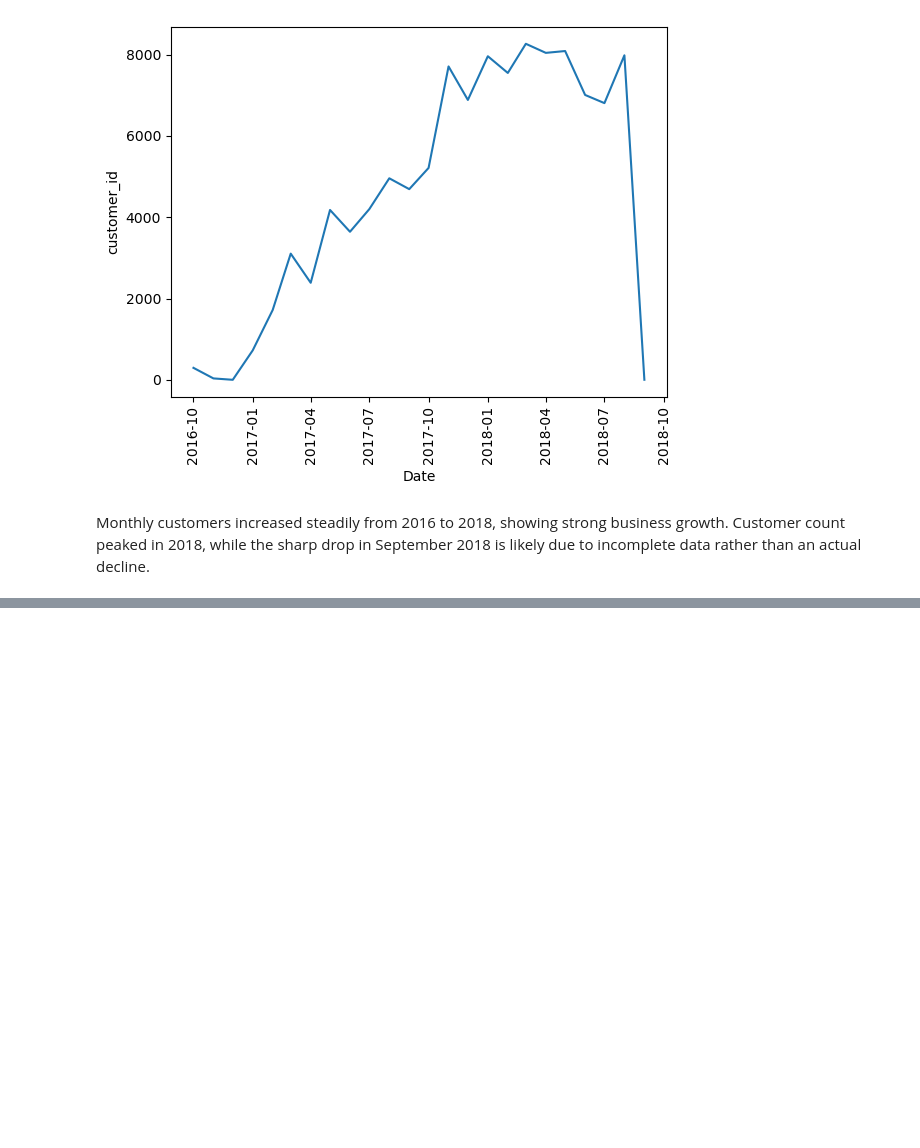
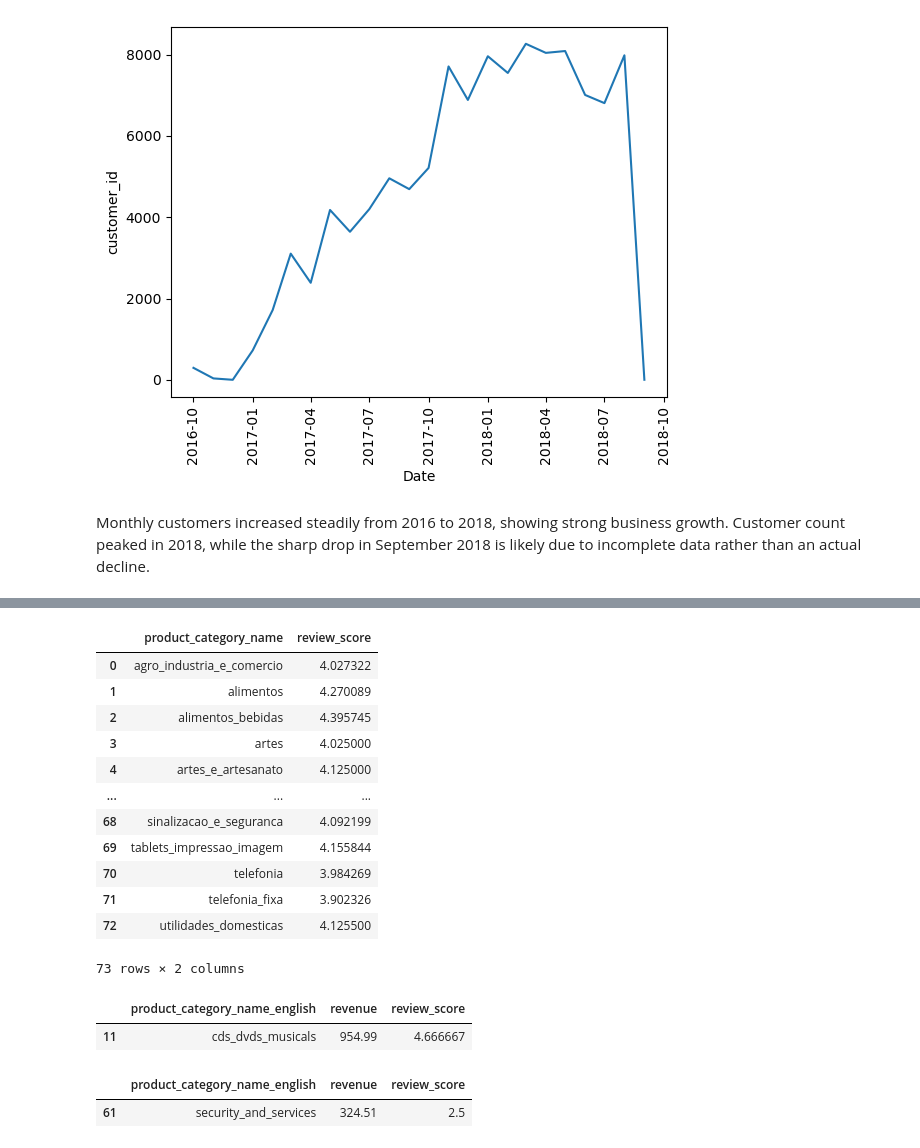
Before and after one commit to Vinaychauhan06/E-Commerce-Analytics-Dashboard-Python-SQL-Power-BI-, a Jupyter notebook: 02_EDA_Analysis.ipynb, the cells around one changed output, grey strips where cells are left out. Cells and saved outputs as stored; diff of their text form; code cells hidden in the pictures; blank space fills up the shorter version.

```diff
--- a/02_EDA_Analysis.ipynb
+++ b/02_EDA_Analysis.ipynb
@@ -596,0 +661,18 @@ Monthly customers increased steadily from 2016 to 2018, showing strong business
+# %%
+avg_rating=review_data.groupby('product_category_name')['review_score'].mean().reset_index()
+# %%
+avg_rating
+# %% [output]
+|  | product_category_name | review_score |
+| 0 | agro_industria_e_comercio | 4.027322 |
+| 1 | alimentos | 4.270089 |
+| 2 | alimentos_bebidas | 4.395745 |
+| 3 | artes | 4.025000 |
+| 4 | artes_e_artesanato | 4.125000 |
+| ... | ... | ... |
+| 68 | sinalizacao_e_seguranca | 4.092199 |
+| 69 | tablets_impressao_imagem | 4.155844 |
+| 70 | telefonia | 3.984269 |
+| 71 | telefonia_fixa | 3.902326 |
+| 72 | utilidades_domesticas | 4.125500 |
+73 rows × 2 columns
@@ -596,0 +683,12 @@ Monthly customers increased steadily from 2016 to 2018, showing strong business
+# %%
+ #ategory has the highest rating
+ final_category[final_category['review_score']==final_category['review_score'].max()]
+# %% [output]
+|  | product_category_name_english | revenue | review_score |
+| 11 | cds_dvds_musicals | 954.99 | 4.666667 |
+# %%
+#category needs improvement
+final_category[final_category['review_score']==final_category['review_score'].min()]
+# %% [output]
+|  | product_category_name_english | revenue | review_score |
+| 61 | security_and_services | 324.51 | 2.5 |
```
Also changed, not shown: parts of 14 cells of this notebook.
